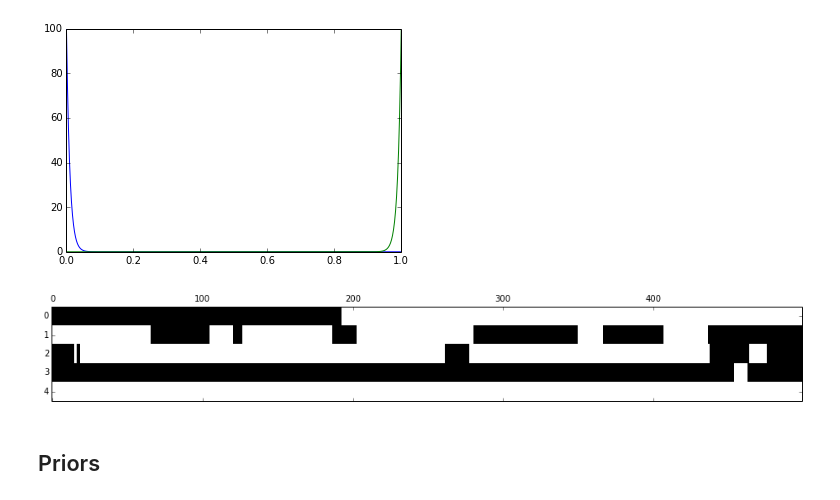
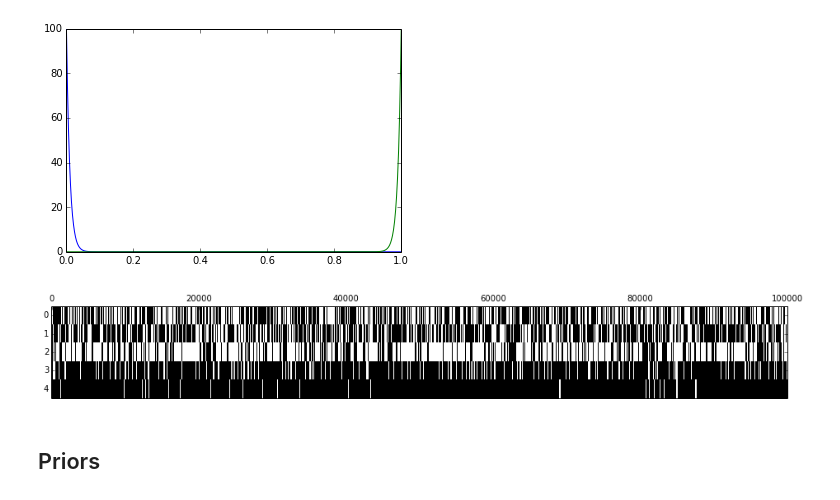
Before and after one commit to pearsonlab/spiketopics, a Jupyter notebook: model1_scratch.ipynb, the cells around one changed output. Drawn from its saved outputs; the diff is of its cells as text; code cells hidden in the pictures.

```diff
--- a/model1_scratch.ipynb
+++ b/model1_scratch.ipynb
@@ -12,8 +12,8 @@ import matplotlib.cm as cm
 # %% [markdown]
 ## Let's make some fake data:
 # %%
-U = 10  # units
-T = 500  # time points/frames
+U = 120  # units
+T = 100000  # time points/frames
 K = 5  # categories
 dt = 1 / 30  # frames per second
 # %%
@@ -55,9 +55,10 @@ for t in xrange(1, T):
     chain[:, t] = stats.bernoulli.rvs(p_trans_to_1)
 # %%
 # plot the categories through time
-plt.matshow(chain, aspect='auto', cmap=cm.gray);
+Trng = (0, 500)
+plt.matshow(chain[:, slic, aspect='auto', cmap=cm.gray);
 # %% [output]
-[figure, old version]
+[figure, new version]
 # %%
 # set up firing rates for each category, unit
 lam = stats.gamma.rvs(a=10 / 3, scale=3, size=(K, U))
```
Also changed, not shown: parts of 2 cells of this notebook, 1 other file.
